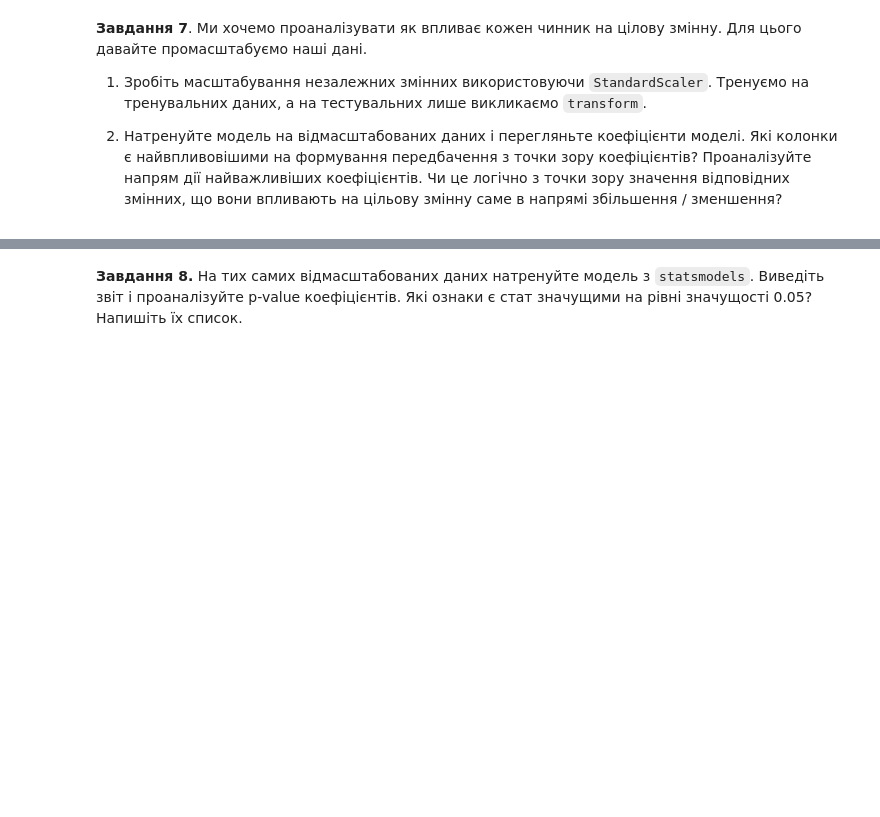
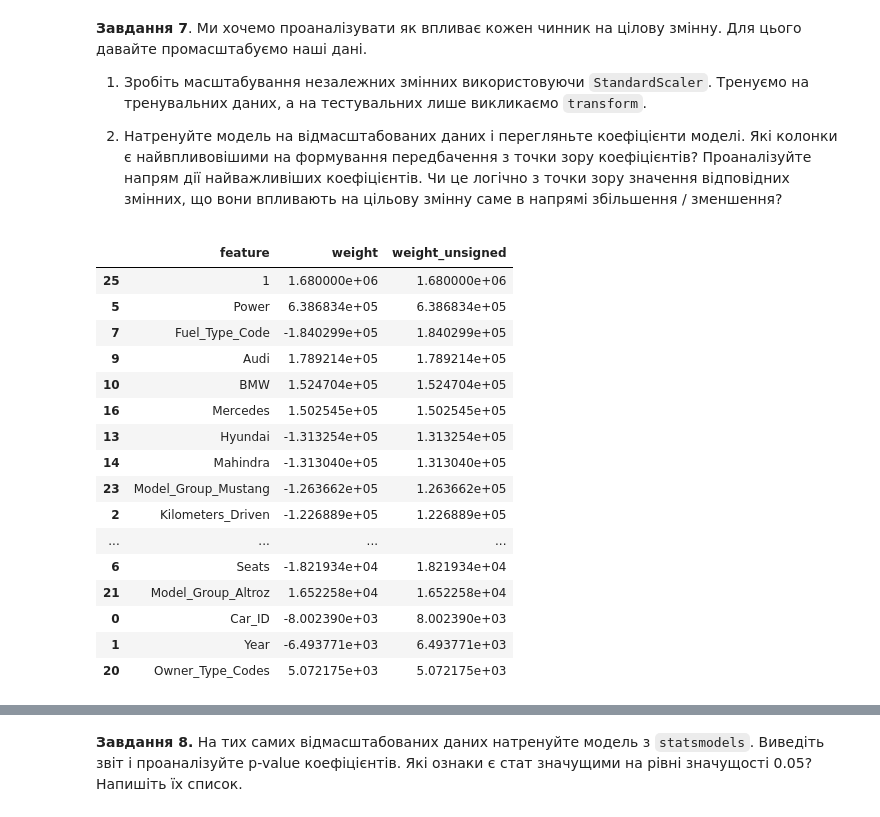
Before and after one commit to verabalashova/python-for-ml-tasks, a Jupyter notebook: module-1/topic-2/HW_2_1_Лінійна_регресія_від_багатьох_змінних.ipynb, the cells around one changed output, grey strips where cells are left out. Saved outputs shown, nothing was run; the diff lists cells and outputs as text; code cells hidden in the pictures; blank space fills up the shorter version.

```diff
--- a/module-1/topic-2/HW_2_1_Лінійна_регресія_від_багатьох_змінних.ipynb
+++ b/module-1/topic-2/HW_2_1_Лінійна_регресія_від_багатьох_змінних.ipynb
@@ -429,0 +428,39 @@ from sklearn.preprocessing import StandardScaler
+# %%
+from sklearn.preprocessing import StandardScaler
+
+ss_scaler = StandardScaler()
+ss_scaler.fit(X_train)
+
+# Масштабуємо
+X_train_scaled = ss_scaler.transform(X_train)
+X_test_scaled = ss_scaler.transform(X_test)
+
+# display(X_train_scaled)
+
+# Тренуємо модель
+model_lr_scaled = LinearRegression().fit(X_train_scaled, y_train)
+
+weights_df_lr_scaled = pd.DataFrame({
+    'feature': np.append(X_train.columns, 1),
+    'weight': np.append(model_lr_scaled.coef_, model_lr_scaled.intercept_),
+    'weight_unsigned': np.abs(np.append(model_lr_scaled.coef_, model_lr_scaled.intercept_))
+})
+weights_df_lr_scaled.sort_values('weight_unsigned', ascending=False)
+# %% [output]
+|  | feature | weight | weight_unsigned |
+| 25 | 1 | 1.680000e+06 | 1.680000e+06 |
+| 5 | Power | 6.386834e+05 | 6.386834e+05 |
+| 7 | Fuel_Type_Code | -1.840299e+05 | 1.840299e+05 |
+| 9 | Audi | 1.789214e+05 | 1.789214e+05 |
+| 10 | BMW | 1.524704e+05 | 1.524704e+05 |
+| 16 | Mercedes | 1.502545e+05 | 1.502545e+05 |
+| 13 | Hyundai | -1.313254e+05 | 1.313254e+05 |
+| 14 | Mahindra | -1.313040e+05 | 1.313040e+05 |
+| 23 | Model_Group_Mustang | -1.263662e+05 | 1.263662e+05 |
+| 2 | Kilometers_Driven | -1.226889e+05 | 1.226889e+05 |
+| ... | ... | ... | ... |
+| 6 | Seats | -1.821934e+04 | 1.821934e+04 |
+| 21 | Model_Group_Altroz | 1.652258e+04 | 1.652258e+04 |
+| 0 | Car_ID | -8.002390e+03 | 8.002390e+03 |
+| 1 | Year | -6.493771e+03 | 6.493771e+03 |
+| 20 | Owner_Type_Codes | 5.072175e+03 | 5.072175e+03 |
```
Also changed, not shown: parts of 2 cells of this notebook.
